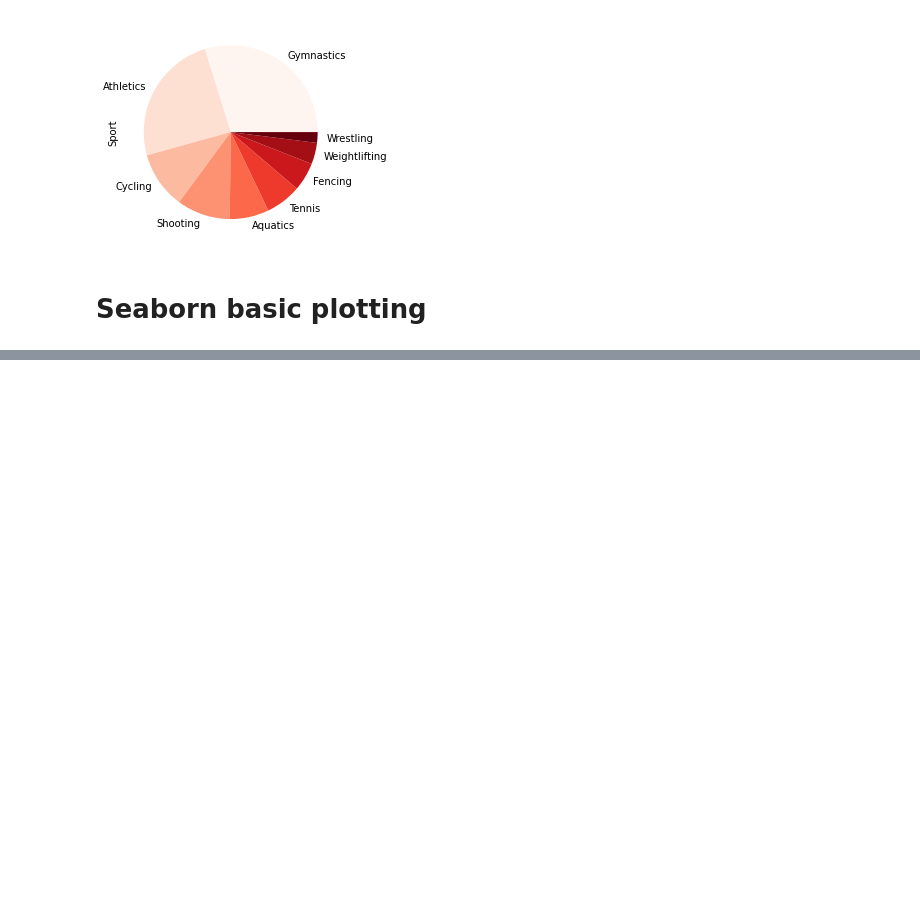
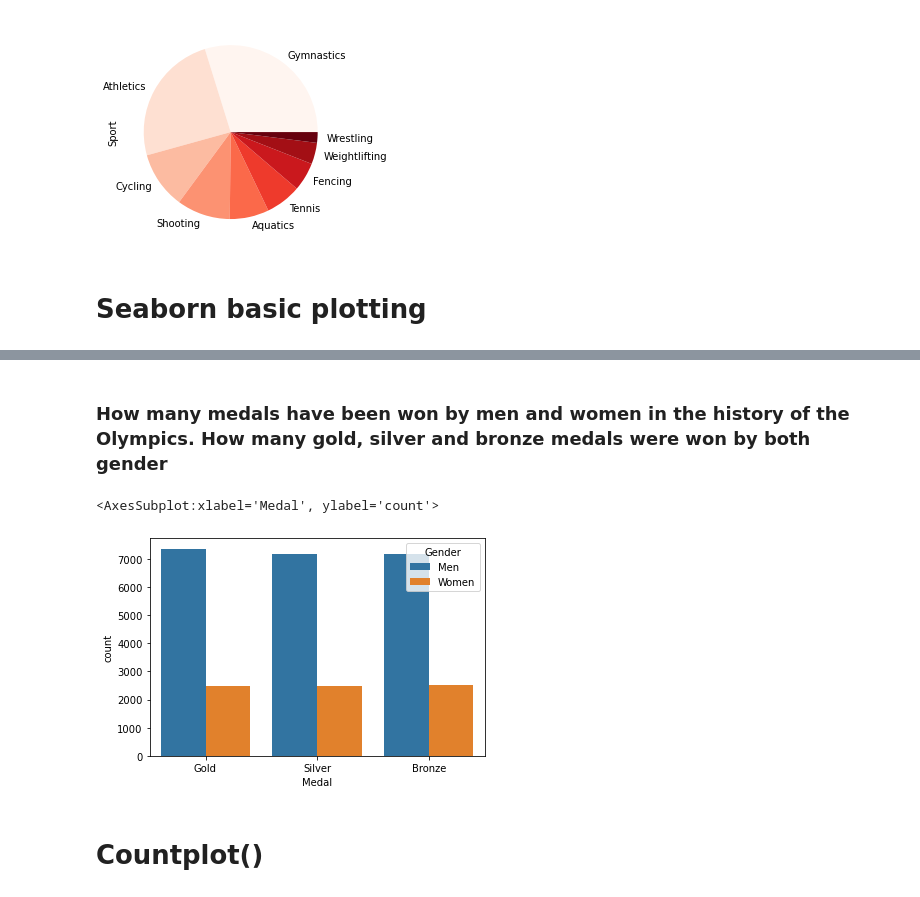
Before and after one commit to Qabas-mamari/pandas_basic, a Jupyter notebook: CH 2 Basic Plotting .ipynb, the cells around one changed output, grey strips where cells are left out. Saved outputs shown, nothing was run; the diff lists cells and outputs as text; code cells hidden in the pictures; blank space fills up the shorter version.

Commit message:
Done with plots

```diff
--- a/CH 2 Basic Plotting .ipynb
+++ b/CH 2 Basic Plotting .ipynb
@@ -108,0 +118,9 @@ fo.Sport.value_counts().plot(kind="pie", colormap="Reds")
+# %% [markdown]
+<h3>How many medals have been won by men and women in the history of the Olympics. How many gold, silver and bronze medals were won by both gender</h3>
+# %%
+sns.countplot(x='Medal', data=oo, hue="Gender")
+# %% [output]
+<AxesSubplot:xlabel='Medal', ylabel='count'>
+[figure, added]
+# %% [markdown]
+# Countplot()
```
Also changed, not shown: parts of 2 cells of this notebook.
